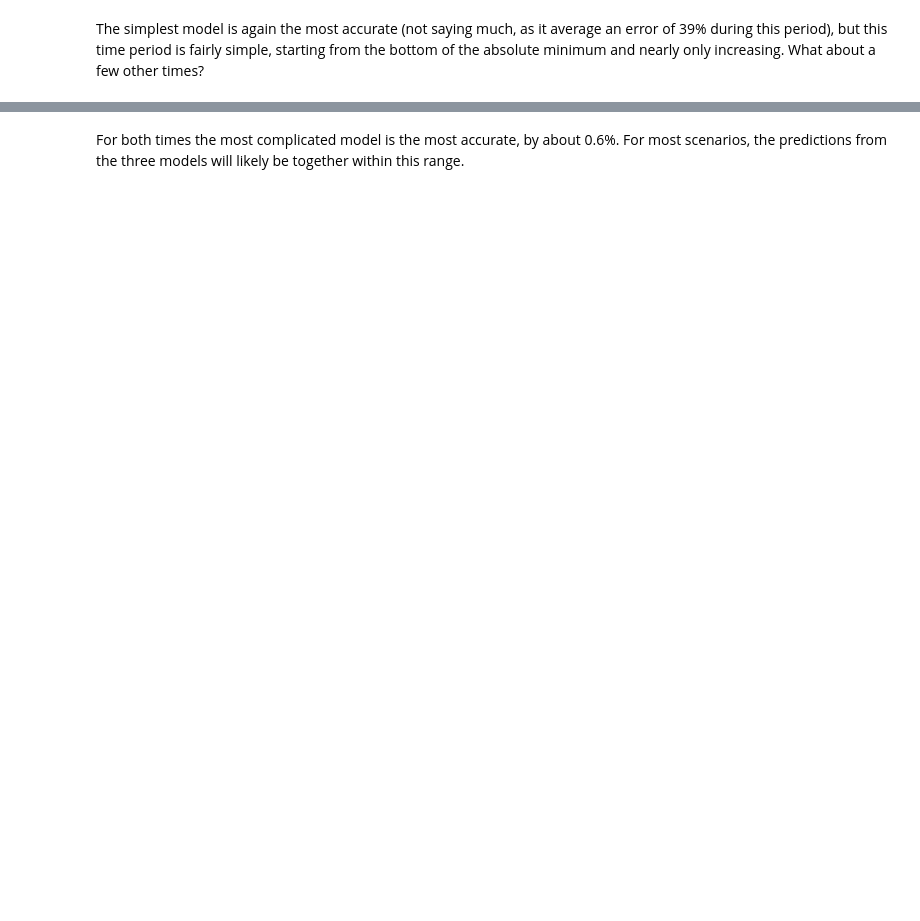
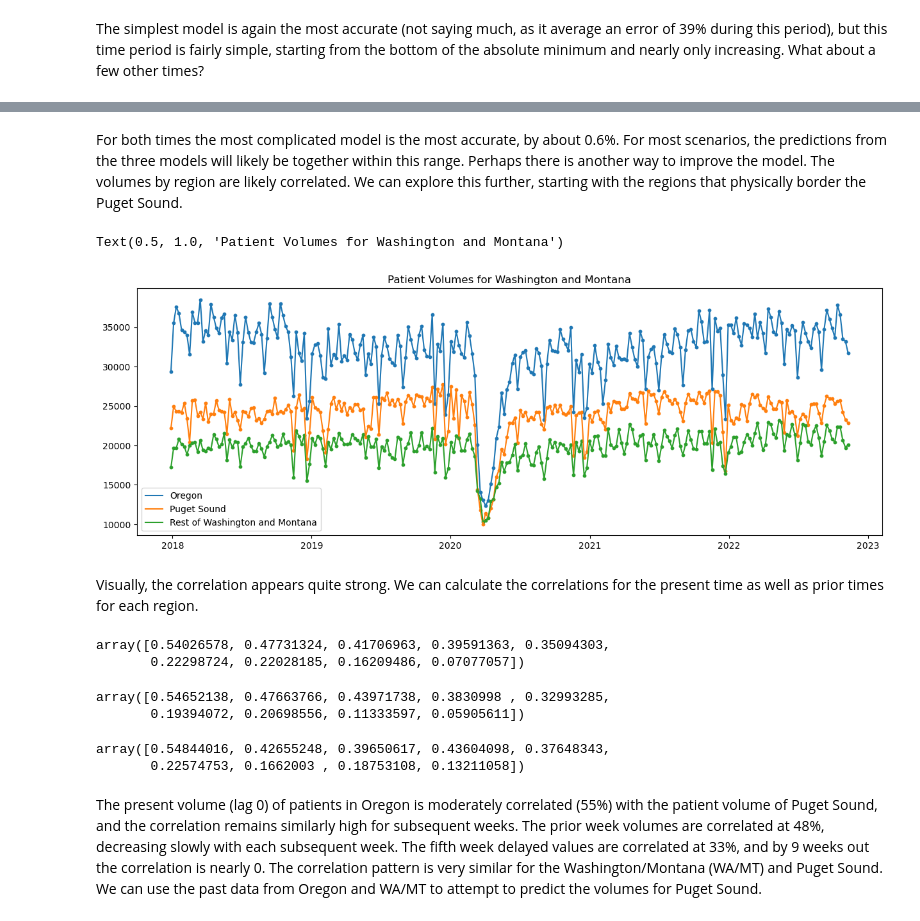
Before and after one commit to npeckover/Volumes, a Jupyter notebook: vols.ipynb, the cells around one changed output, grey strips where cells are left out. Cells and saved outputs as stored; diff of their text form; code cells hidden in the pictures; blank space fills up the shorter version.

```diff
--- a/vols.ipynb
+++ b/vols.ipynb
@@ -220,2 +164,19 @@ time_testing(230)
 # %% [markdown]
-For both times the most complicated model is the most accurate, by about 0.6%. For most scenarios, the predictions from the three models will likely be together within this range.
+For both times the most complicated model is the most accurate, by about 0.6%. For most scenarios, the predictions from the three models will likely be together within this range. Perhaps there is another way to improve the model. The volumes by region are likely correlated. We can explore this further, starting with the regions that physically border the Puget Sound.
+# %%
+# plot of PS, WA/MT, and OR
+fig, ax = plt.subplots(figsize = (15,5))
+ax.plot(t, df['Oregon'], label = 'Oregon')
+ax.scatter(t, df['Oregon'], s = 10)
+ax.plot(t, df['Puget Sound'], label = 'Puget Sound')
+ax.scatter(t, df['Puget Sound'], s = 10)
+ax.plot(t, df['WA/MT'], label = 'Rest of Washington and Montana')
+ax.scatter(t, df['WA/MT'], s = 10)
+ax.set_title('Patient Volumes')
+ax.legend(loc = 'lower left')
+ax.set_title('Patient Volumes for Washington and Montana')
+# %% [output]
+Text(0.5, 1.0, 'Patient Volumes for Washington and Montana')
+[figure, added]
+# %% [markdown]
+Visually, the correlation appears quite strong. We can calculate the correlations for the present time as well as prior times for each region.
@@ -221,0 +185,20 @@ For both times the most complicated model is the most accurate, by about 0.6%. F
+# %%
+PS_WA = sm.tsa.stattools.ccf(df['Puget Sound'], df['WA/MT'], adjusted = False)
+PS_WA[1:10]
+# %% [output]
+array([0.54026578, 0.47731324, 0.41706963, 0.39591363, 0.35094303,
+       0.22298724, 0.22028185, 0.16209486, 0.07077057])
+# %%
+PS_OR = sm.tsa.stattools.ccf(df['Puget Sound'], df['Oregon'], adjusted = False)
+PS_OR[1:10]
+# %% [output]
+array([0.54652138, 0.47663766, 0.43971738, 0.3830998 , 0.32993285,
+       0.19394072, 0.20698556, 0.11333597, 0.05905611])
+# %%
+OR_WA = sm.tsa.stattools.ccf(df['Oregon'], df['WA/MT'], adjusted = False)
+OR_WA[1:10]
+# %% [output]
+array([0.54844016, 0.42655248, 0.39650617, 0.43604098, 0.37648343,
+       0.22574753, 0.1662003 , 0.18753108, 0.13211058])
+# %% [markdown]
+The present volume (lag 0) of patients in Oregon is moderately correlated (55%) with the patient volume of Puget Sound, and the correlation remains similarly high for subsequent weeks. The prior week volumes are correlated at 48%, decreasing slowly with each subsequent week. The fifth week delayed values are correlated at 33%, and by 9 weeks out the correlation is nearly 0. The correlation pattern is very similar for the Washington/Montana (WA/MT) and Puget Sound. We can use the past data from Oregon and WA/MT to attempt to predict the volumes for Puget Sound.
```
Also changed, not shown: parts of 35 cells of this notebook.
